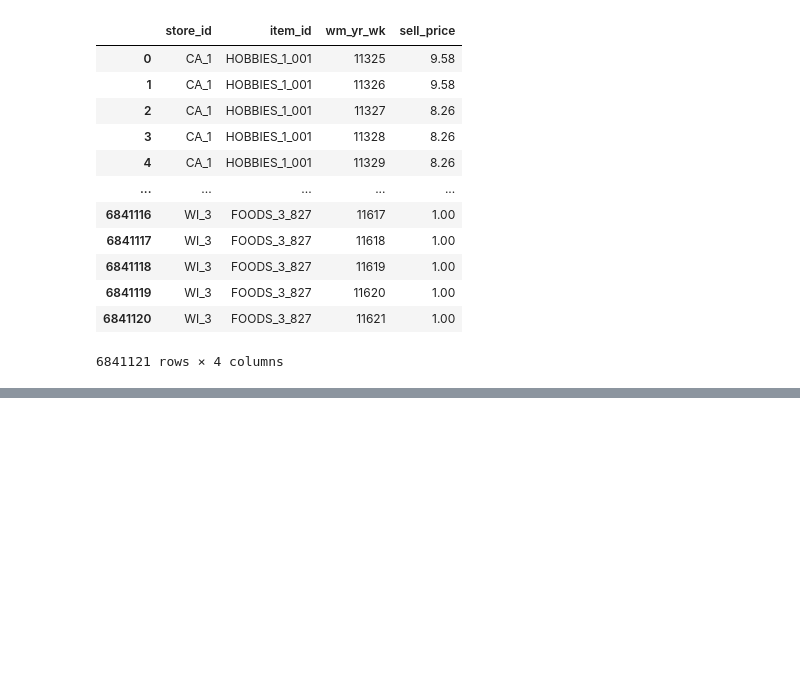
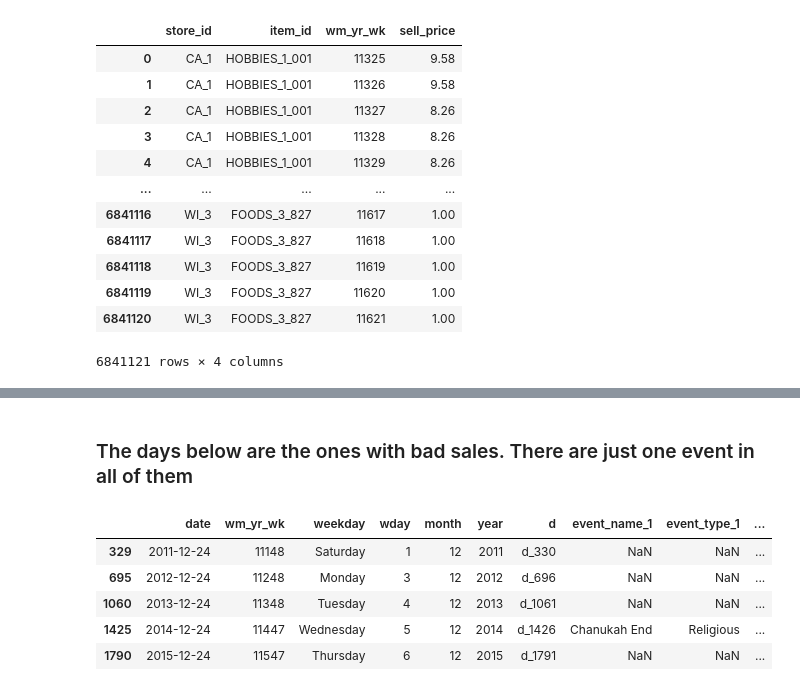
Before and after one commit to rtegao/M5Forecasting, a Jupyter notebook: ExploratoryDataAnalysis.ipynb, the cells around one changed output, grey strips where cells are left out. Cells and saved outputs as stored; diff of their text form; code cells hidden in the pictures; blank space fills up the shorter version.

```diff
--- a/ExploratoryDataAnalysis.ipynb
+++ b/ExploratoryDataAnalysis.ipynb
@@ -8,5 +18,5 @@ import matplotlib.pyplot as plt
 # %%
 # Contains information about the dates the products are sold.
-df_calendar = pd.read_csv('calendar.csv')
+df_calendar = pd.read_csv('/content/drive/My Drive/Specialization/Projects/Recurrent Neural Networks/M5 - Data/calendar.csv')
 # %%
 # Contains information about the price of the products sold per store and date.
@@ -66,0 +124,11 @@ df_sales
+# %% [markdown]
+### The days below are the ones with bad sales. There are just one event in all of them
+# %%
+df_calendar[(df_calendar['d']=='d_330')|(df_calendar['d']=='d_696')|(df_calendar['d']=='d_1061')|(df_calendar['d']=='d_1426')|(df_calendar['d']=='d_1791')]
+# %% [output]
+|  | date | wm_yr_wk | weekday | wday | month | year | d | event_name_1 | event_type_1 | ... |
+| 329 | 2011-12-24 | 11148 | Saturday | 1 | 12 | 2011 | d_330 | NaN | NaN | ... |
+| 695 | 2012-12-24 | 11248 | Monday | 3 | 12 | 2012 | d_696 | NaN | NaN | ... |
+| 1060 | 2013-12-24 | 11348 | Tuesday | 4 | 12 | 2013 | d_1061 | NaN | NaN | ... |
+| 1425 | 2014-12-24 | 11447 | Wednesday | 5 | 12 | 2014 | d_1426 | Chanukah End | Religious | ... |
+| 1790 | 2015-12-24 | 11547 | Thursday | 6 | 12 | 2015 | d_1791 | NaN | NaN | ... |
```
Also changed, not shown: parts of 15 cells of this notebook.
